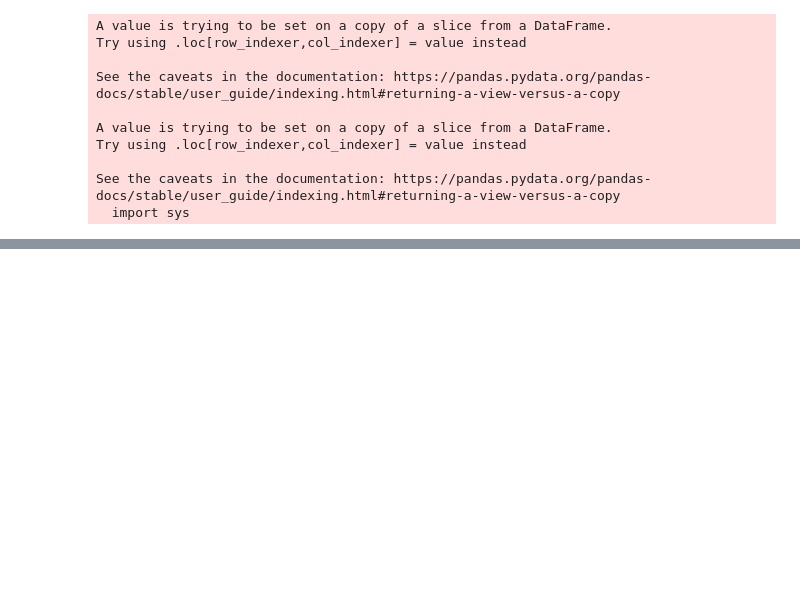
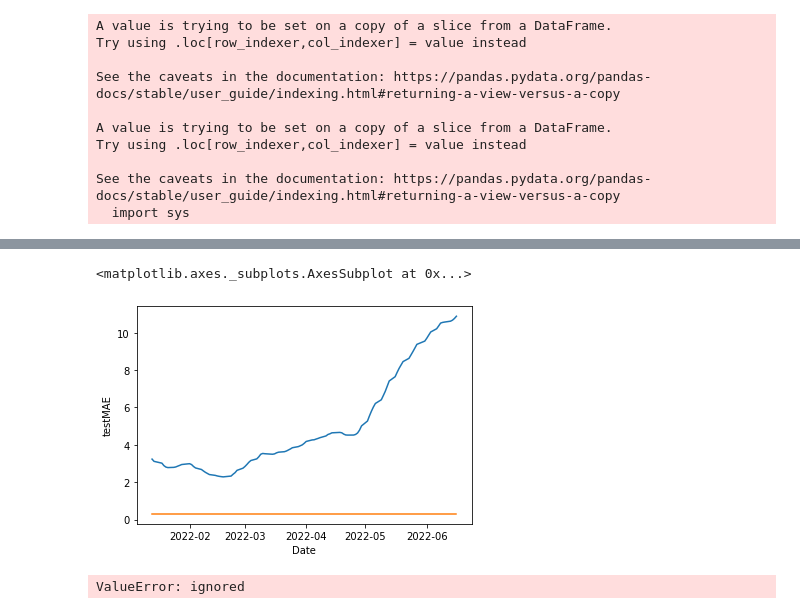
Before and after one commit to dhanushka365/LSTM-AutoEncoders, a Jupyter notebook: LSTM_Autoencoders.ipynb, the cells around one changed output, grey strips where cells are left out. Drawn from its saved outputs; the diff is of its cells as text; code cells hidden in the pictures; blank space fills up the shorter version.

```diff
--- a/LSTM_Autoencoders.ipynb
+++ b/LSTM_Autoencoders.ipynb
@@ -109,0 +136,21 @@ Epoch 241/241
+# %%
+#Capture all details in DataFrame from easy plotting
+anomaly_df = pd.DataFrame(test[seq_size:])
+anomaly_df['testMAE'] =testMAE
+anomaly_df['max_trainMAE']=max_trainMAE
+anomaly_df['anomaly']=anomaly_df['testMAE']>anomaly_df['max_trainMAE']
+anomaly_df['Close'] = test[seq_size:]['Close']
+# %%
+#Plot testMAE details in a DataFrame for easy plotting
+sns.lineplot(x=anomaly_df['Date'], y=anomaly_df['testMAE'])
+sns.lineplot(x=anomaly_df['Date'], y=anomaly_df['max_trainMAE'])
+# %% [output]
+<matplotlib.axes._subplots.AxesSubplot at 0x...>
+[figure, added]
+# %%
+anomalies =anomaly_df.loc[anomaly_df['anomaly']==True]
+#plot anomalies
+sns.lineplot(x=anomaly_df['Date'],y=scaler.inverse_transform(anomaly_df['Close']))
+sns.scatterplot(x=anomalies['Date'], y=scaler.inverse_transform(anomalies['Close']),color='r')
+# %% [output]
+ValueError: ignored
```
Also changed, not shown: parts of 3 cells of this notebook.
